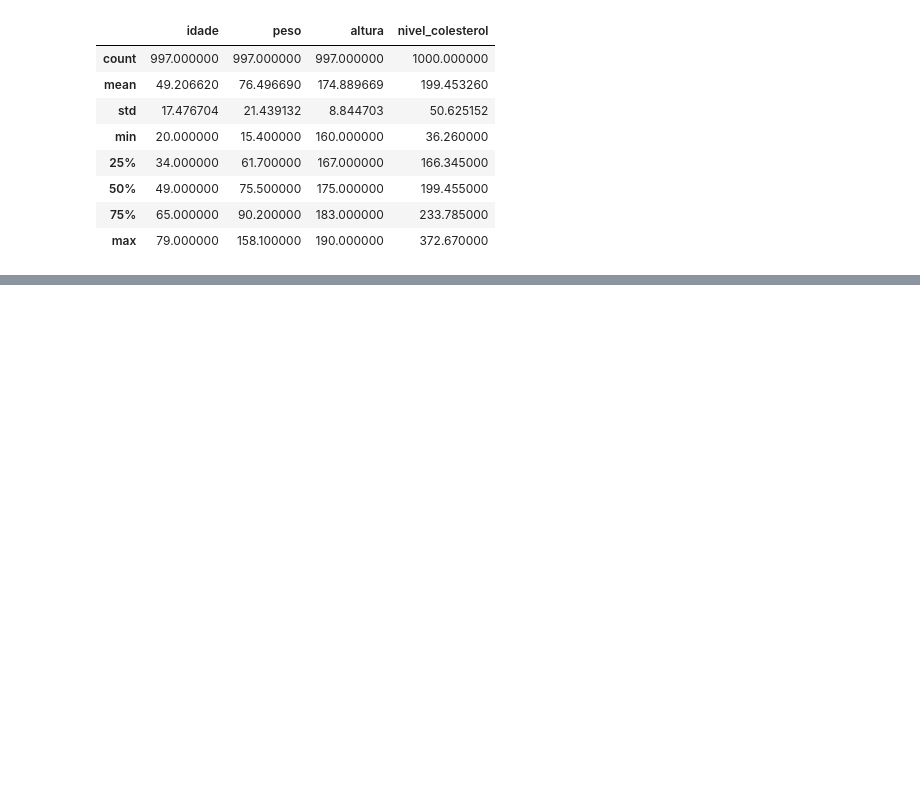
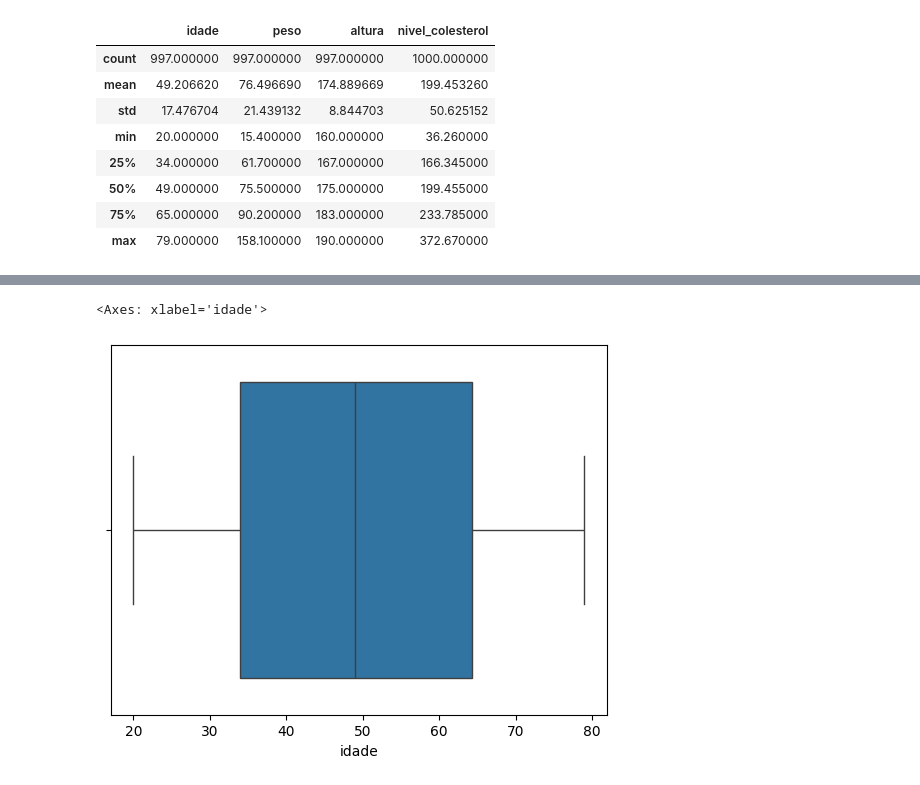
Before and after one commit to HikaroRibeiro/modelo_colesterol, a Jupyter notebook: modelo_colesterol.ipynb, the cells around one changed output, grey strips where cells are left out. Cells and saved outputs as stored; diff of their text form; code cells hidden in the pictures; blank space fills up the shorter version.

Commit message:
✨ EDA - Peso Altura Nivel Colesterol
Análise exploratória dos dados.

```diff
--- a/modelo_colesterol.ipynb
+++ b/modelo_colesterol.ipynb
@@ -129,3 +129,8 @@ df_colesterol_eda.fillna(value={'grupo_sanguineo': moda_grupo_sang[0],
                                 'idade': mediana_idade,
                                 'peso': mediana_peso,
                                 'altura': mediana_altura}, inplace=True)
+# %%
+# Converter idade e altura para inteiro
+df_colesterol_eda.idade = df_colesterol_eda.idade.astype(int)
+# %%
+df_colesterol_eda.altura = df_colesterol_eda.altura.astype(int)
@@ -131,0 +171,6 @@ df_colesterol_eda.fillna(value={'grupo_sanguineo': moda_grupo_sang[0],
+# %%
+# Verificar / detectar Outliers
+sns.boxplot(data=df_colesterol_eda, x='idade')
+# %% [output]
+<Axes: xlabel='idade'>
+[figure, added]
```
Also changed, not shown: parts of 8 cells of this notebook.
